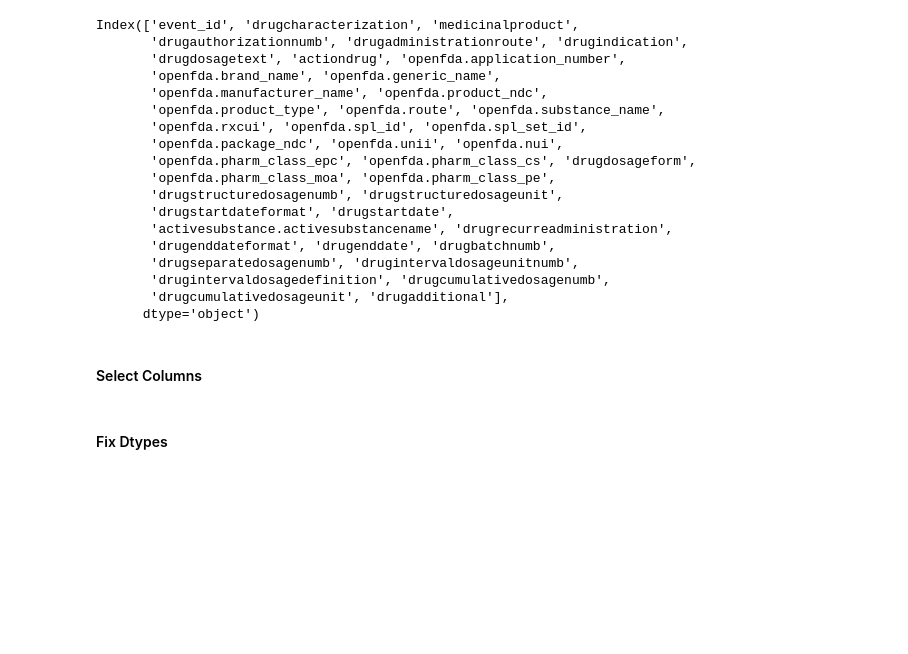
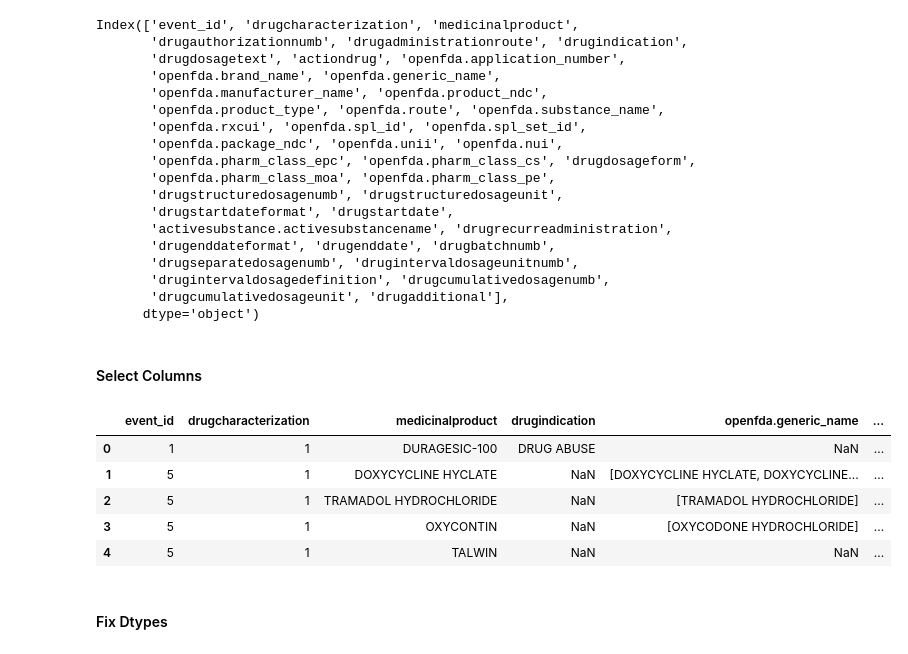
Before and after one commit to teamlunarlanding/Pharma-Drug-Surveillance, a Jupyter notebook: DataProcessing.ipynb, the cells around one changed output. Drawn from its saved outputs; the diff is of its cells as text; code cells hidden in the pictures; blank space fills up the shorter version.

```diff
--- a/DataProcessing.ipynb
+++ b/DataProcessing.ipynb
@@ -1058,6 +1081,15 @@ patient_drugs_table = pd.DataFrame(patient_drugs_table,
                                 # 'drugcumulativedosagenumb',  # Cumulative dosage number for the drug
                                 # 'drugcumulativedosageunit'  # Unit of cumulative dosage for the drug
                             ])
+# %%
+patient_drugs_table.head()
+# %% [output]
+|  | event_id | drugcharacterization | medicinalproduct | drugindication | openfda.generic_name | ... |
+| 0 | 1 | 1 | DURAGESIC-100 | DRUG ABUSE | NaN | ... |
+| 1 | 5 | 1 | DOXYCYCLINE HYCLATE | NaN | [DOXYCYCLINE HYCLATE, DOXYCYCLINE... | ... |
+| 2 | 5 | 1 | TRAMADOL HYDROCHLORIDE | NaN | [TRAMADOL HYDROCHLORIDE] | ... |
+| 3 | 5 | 1 | OXYCONTIN | NaN | [OXYCODONE HYDROCHLORIDE] | ... |
+| 4 | 5 | 1 | TALWIN | NaN | NaN | ... |
 # %% [markdown]
 #### Fix Dtypes
 # %%
```
Also changed, not shown: parts of 27 cells of this notebook, 1 other file.
